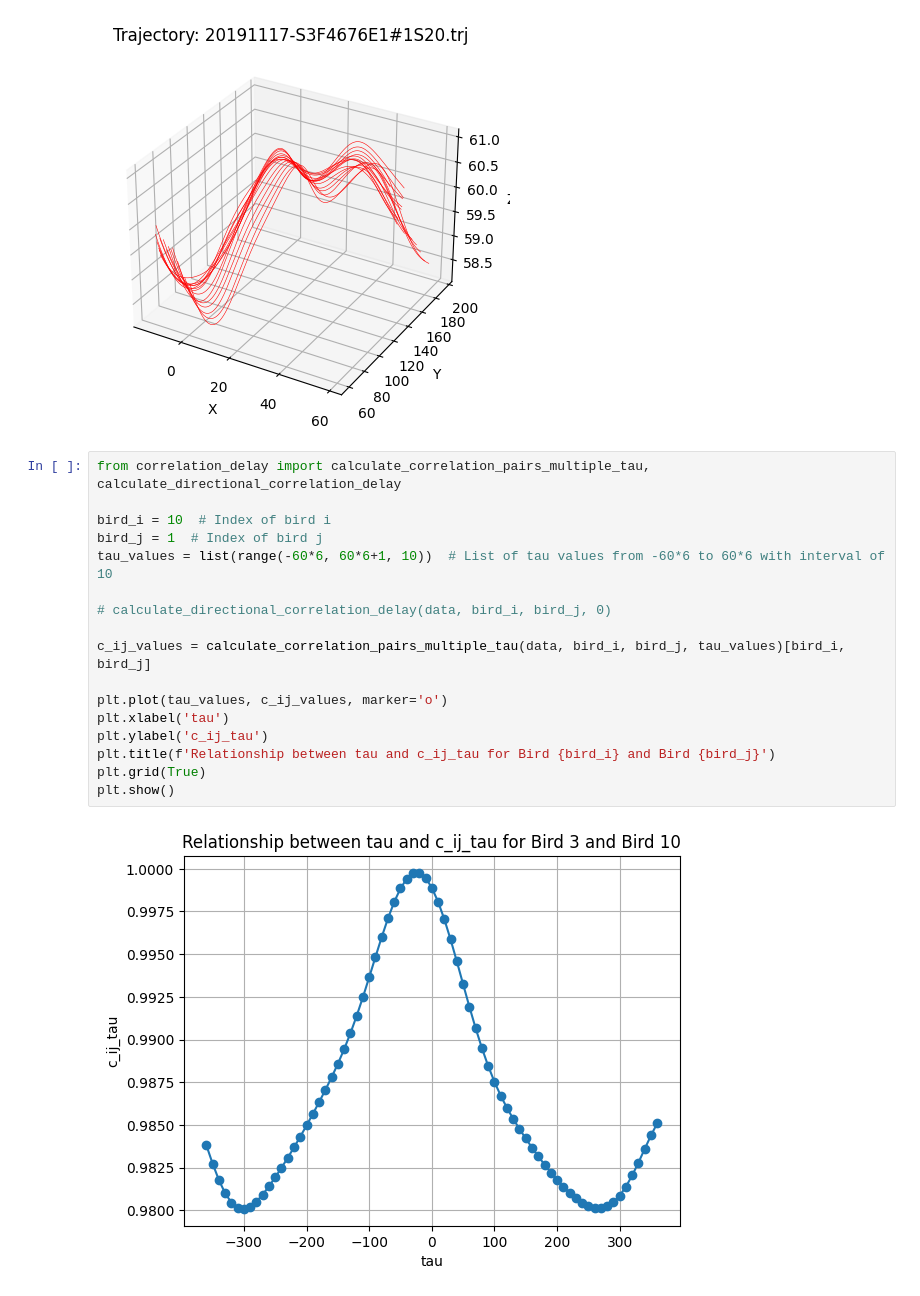
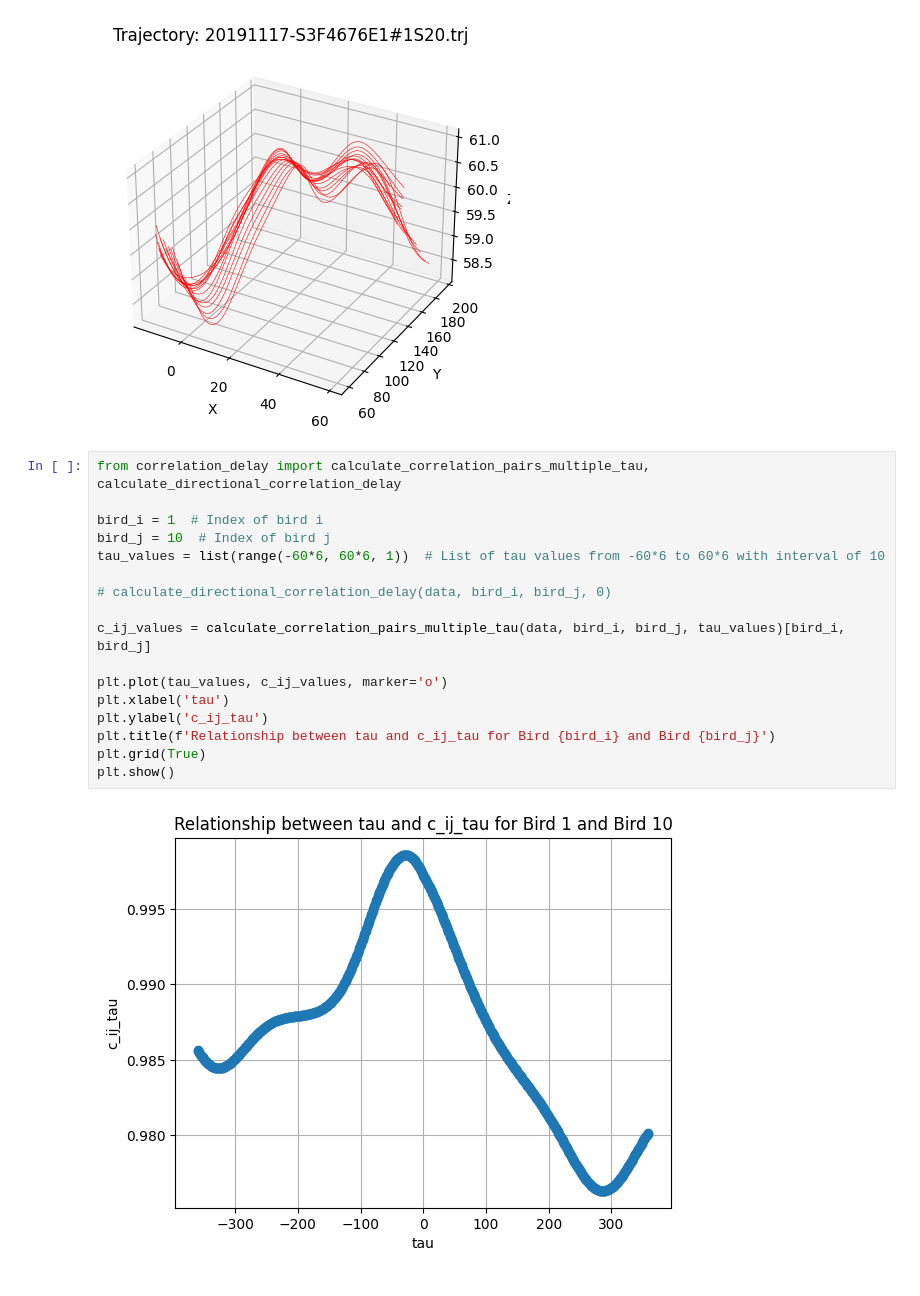
Before and after one commit to Vickers-Zhu/Trajectory, a Jupyter notebook: trajectory.ipynb, the cells around one changed output. Saved outputs shown, nothing was run; the diff lists cells and outputs as text.

```diff
--- a/trajectory.ipynb
+++ b/trajectory.ipynb
@@ -43,19 +43,19 @@ plt.show()
 # %%
 from correlation_delay import calculate_correlation_pairs_multiple_tau, calculate_directional_correlation_delay
 
-bird_i = 10  # Index of bird i
-bird_j = 1  # Index of bird j
-tau_values = list(range(-60*6, 60*6+1, 10))  # List of tau values from -60*6 to 60*6 with interval of 10
+bird_i = 1  # Index of bird i
+bird_j = 10  # Index of bird j
+tau_values = list(range(-60*6, 60*6, 1))  # List of tau values from -60*6 to 60*6 with interval of 10
 
 # calculate_directional_correlation_delay(data, bird_i, bird_j, 0)
 
 c_ij_values = calculate_correlation_pairs_multiple_tau(data, bird_i, bird_j, tau_values)[bird_i, bird_j]
 
 plt.plot(tau_values, c_ij_values, marker='o')
 plt.xlabel('tau')
 plt.ylabel('c_ij_tau')
 plt.title(f'Relationship between tau and c_ij_tau for Bird {bird_i} and Bird {bird_j}')
 plt.grid(True)
 plt.show()
 # %% [output]
-[figure, old version]
+[figure, new version]
```
Also changed, not shown: parts of 1 cell of this notebook, 1 other file.
